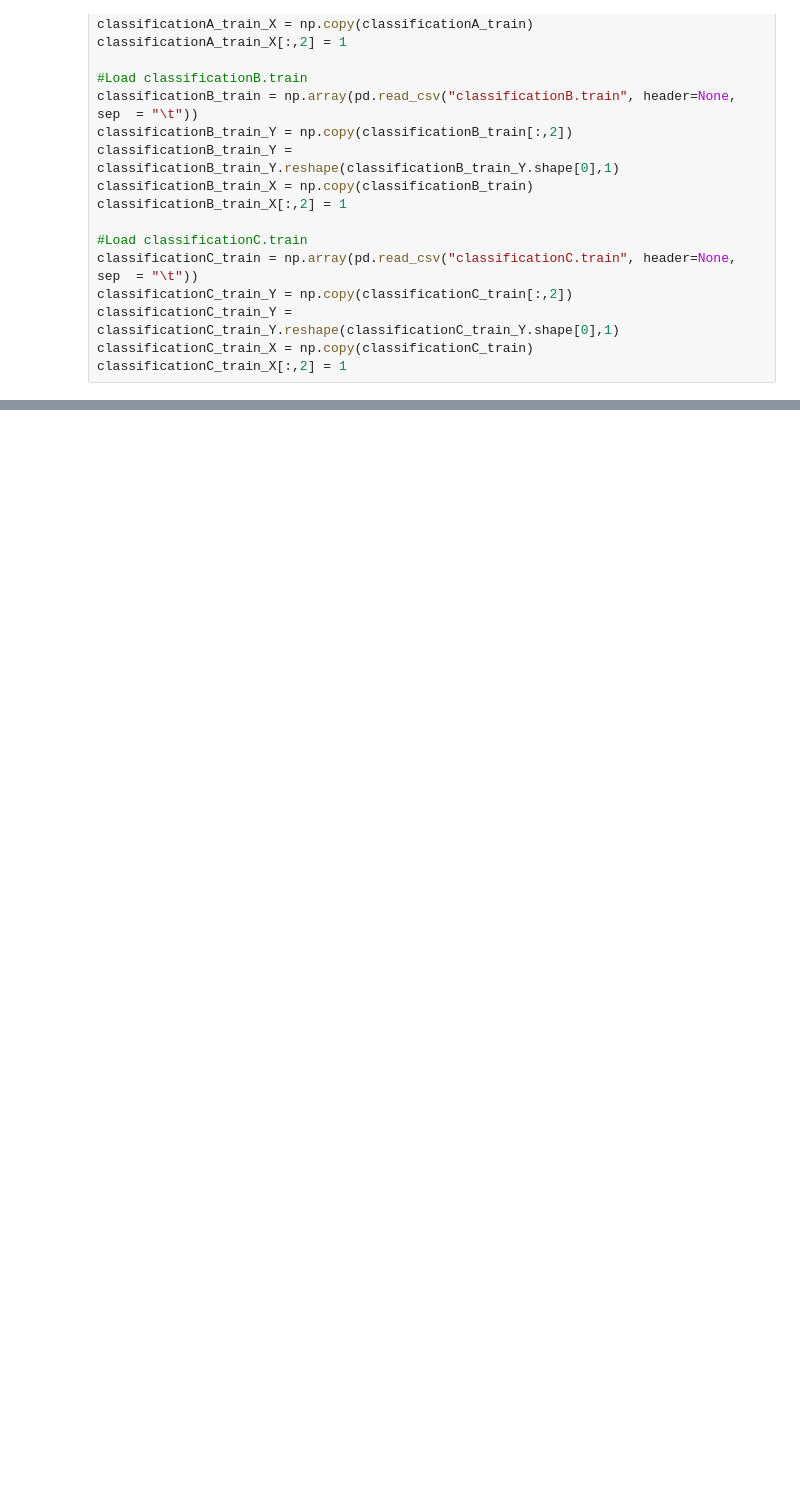
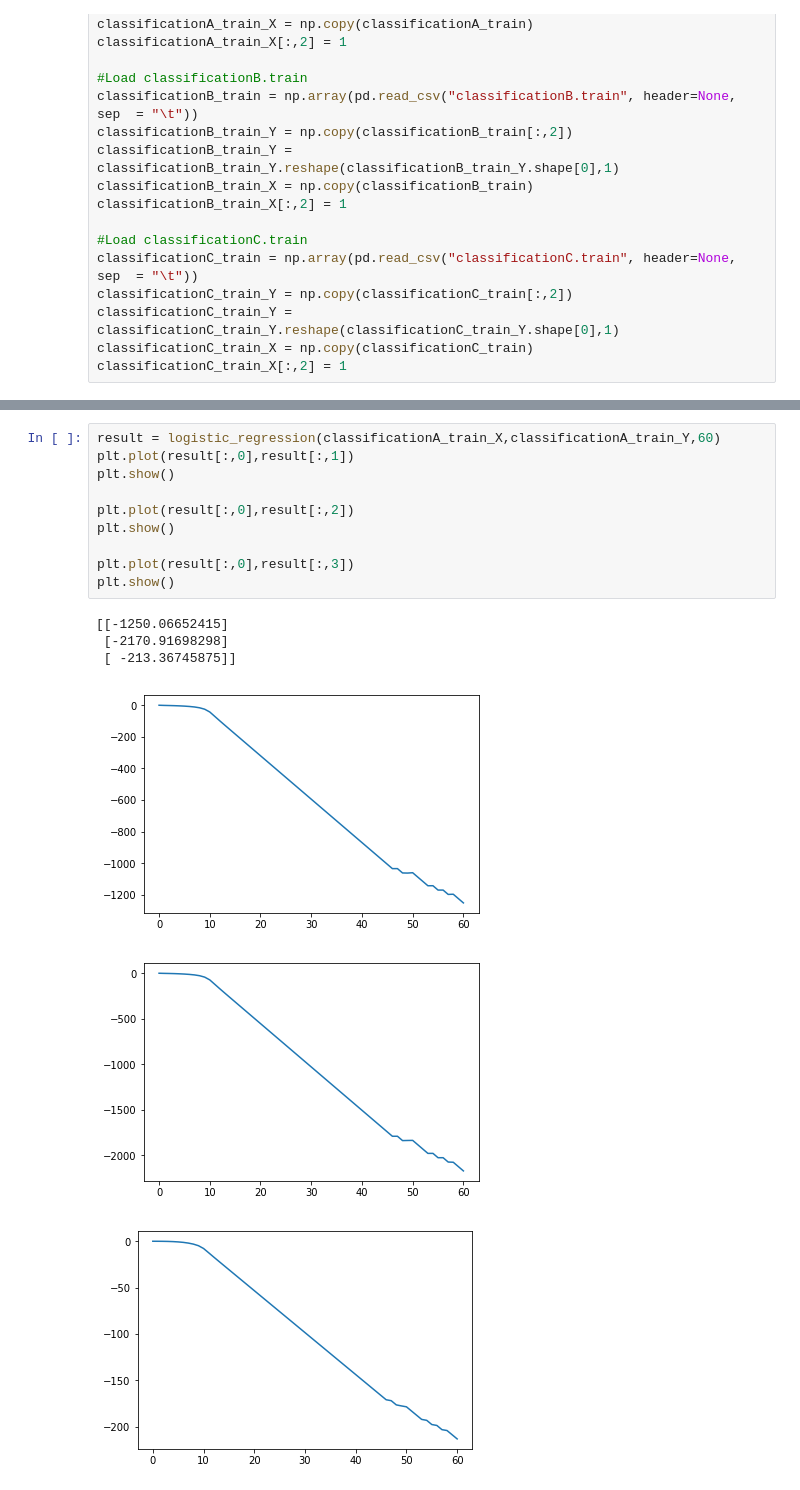
Before and after one commit to YoucefZemmouri/Graphical_Model_HMK1, a Jupyter notebook: Logistic_Regression.ipynb, the cells around one changed output, grey strips where cells are left out. Drawn from its saved outputs; the diff is of its cells as text; blank space fills up the shorter version.

```diff
--- a/Logistic_Regression.ipynb
+++ b/Logistic_Regression.ipynb
@@ -68,0 +92,17 @@ logistic_regression(classificationA_train_X,classificationA_train_Y,50)
+# %%
+result = logistic_regression(classificationA_train_X,classificationA_train_Y,60)
+plt.plot(result[:,0],result[:,1])
+plt.show()
+
+plt.plot(result[:,0],result[:,2])
+plt.show()
+
+plt.plot(result[:,0],result[:,3])
+plt.show()
+# %% [output]
+[[-1250.06652415]
+ [-2170.91698298]
+ [ -213.36745875]]
+[figure, added]
+[figure, added]
+[figure, added]
```
Also changed, not shown: parts of 7 cells of this notebook, 1 other file.
